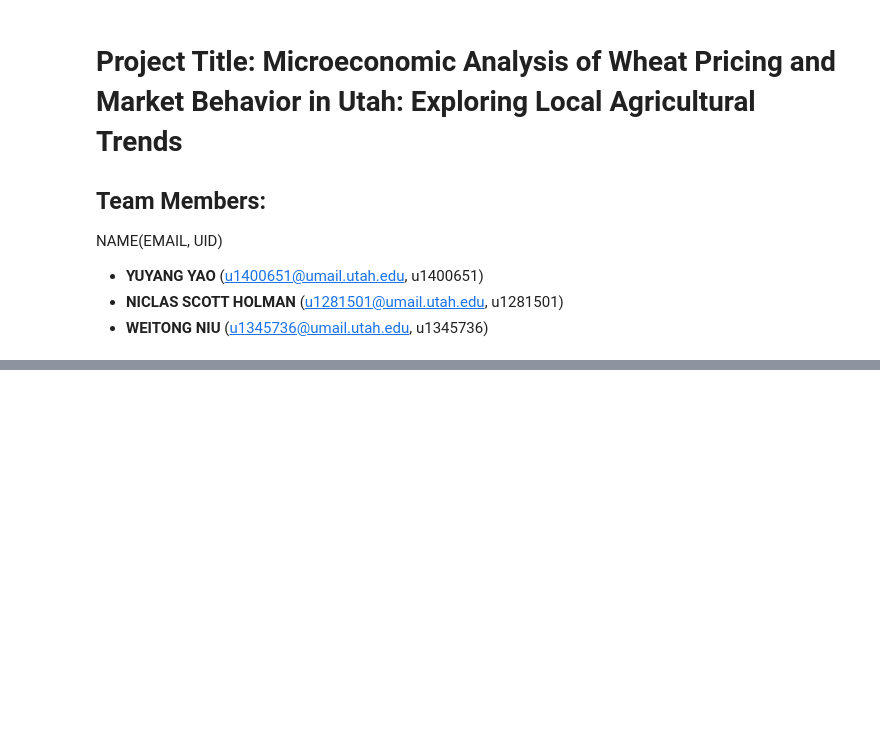
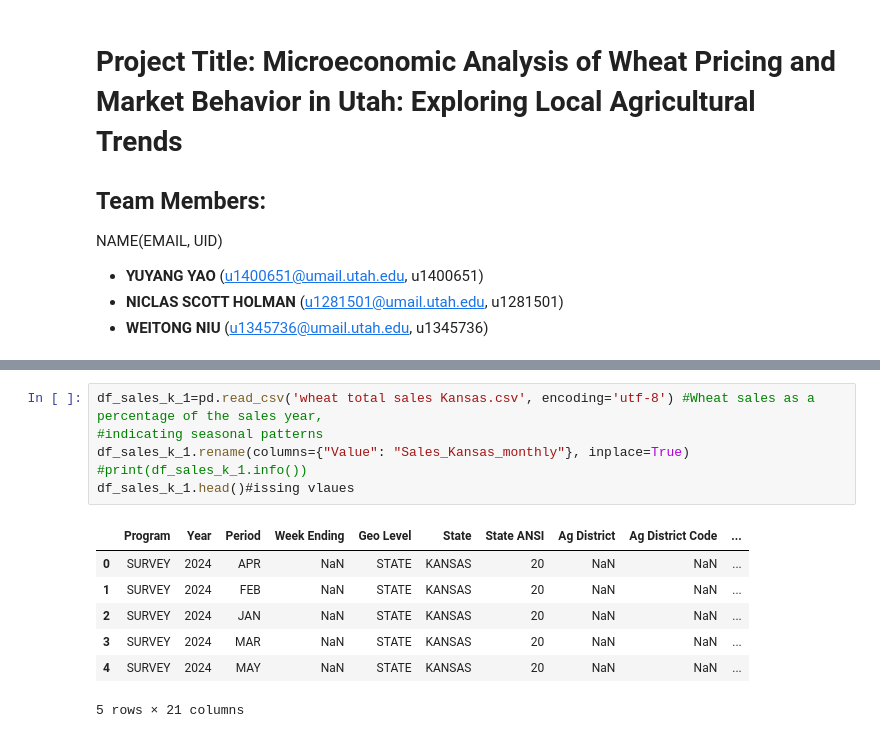
Before and after one commit to WeitongNiu/project-, a Jupyter notebook: Project Proposal.ipynb, the cells around one changed output, grey strips where cells are left out. Drawn from its saved outputs; the diff is of its cells as text; blank space fills up the shorter version.

```diff
--- a/Project Proposal.ipynb
+++ b/Project Proposal.ipynb
@@ -64,0 +204,14 @@ FileNotFoundError: [Errno 2] No such file or directory: 'path_to_your_wheat_data
+# %%
+df_sales_k_1=pd.read_csv('wheat total sales Kansas.csv', encoding='utf-8') #Wheat sales as a percentage of the sales year,
+#indicating seasonal patterns
+df_sales_k_1.rename(columns={"Value": "Sales_Kansas_monthly"}, inplace=True)
+#print(df_sales_k_1.info())
+df_sales_k_1.head()#issing vlaues
+# %% [output]
+|  | Program | Year | Period | Week Ending | Geo Level | State | State ANSI | Ag District | Ag District Code | ... |
+| 0 | SURVEY | 2024 | APR | NaN | STATE | KANSAS | 20 | NaN | NaN | ... |
+| 1 | SURVEY | 2024 | FEB | NaN | STATE | KANSAS | 20 | NaN | NaN | ... |
+| 2 | SURVEY | 2024 | JAN | NaN | STATE | KANSAS | 20 | NaN | NaN | ... |
+| 3 | SURVEY | 2024 | MAR | NaN | STATE | KANSAS | 20 | NaN | NaN | ... |
+| 4 | SURVEY | 2024 | MAY | NaN | STATE | KANSAS | 20 | NaN | NaN | ... |
+5 rows × 21 columns
```
Also changed, not shown: parts of 24 cells of this notebook.
